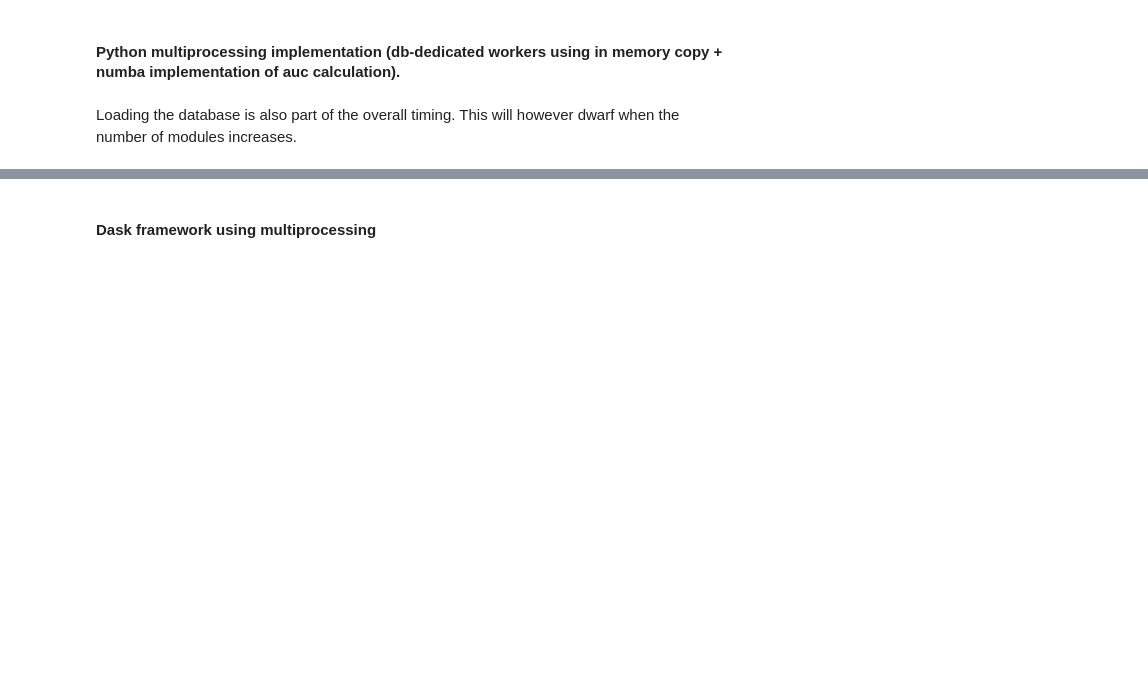
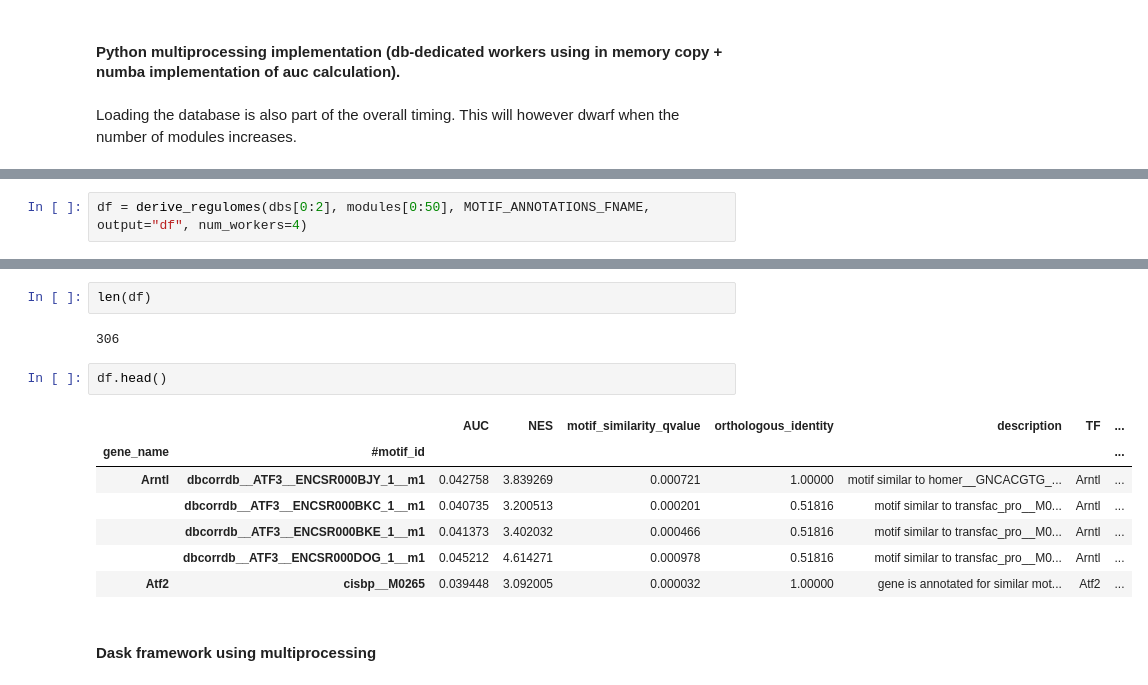
Before and after one commit to aertslab/pySCENIC, a Jupyter notebook: notebooks/pySCENIC - Phase II - Refine regulomes based on cis regulatory footprints.ipynb, the cells around one changed output, grey strips where cells are left out. Drawn from its saved outputs; the diff is of its cells as text; blank space fills up the shorter version.

```diff
--- a/notebooks/pySCENIC - Phase II - Refine regulomes based on cis regulatory footprints.ipynb
+++ b/notebooks/pySCENIC - Phase II - Refine regulomes based on cis regulatory footprints.ipynb
@@ -195,0 +196,2 @@ Worker for mm9-500bp-upstream-7species: Done.
+# %%
+df = derive_regulomes(dbs[0:2], modules[0:50], MOTIF_ANNOTATIONS_FNAME, output="df", num_workers=4)
@@ -196,3 +212,17 @@ Worker for mm9-500bp-upstream-7species: Done.
+# %%
+len(df)
+# %% [output]
+306
+# %%
+df.head()
+# %% [output]
+|  |  | AUC | NES | motif_similarity_qvalue | orthologous_identity | description | TF | ... |
+| gene_name | #motif_id |  |  |  |  |  |  | ... |
+| Arntl | dbcorrdb__ATF3__ENCSR000BJY_1__m1 | 0.042758 | 3.839269 | 0.000721 | 1.00000 | motif similar to homer__GNCACGTG_... | Arntl | ... |
+|  | dbcorrdb__ATF3__ENCSR000BKC_1__m1 | 0.040735 | 3.200513 | 0.000201 | 0.51816 | motif similar to transfac_pro__M0... | Arntl | ... |
+|  | dbcorrdb__ATF3__ENCSR000BKE_1__m1 | 0.041373 | 3.402032 | 0.000466 | 0.51816 | motif similar to transfac_pro__M0... | Arntl | ... |
+|  | dbcorrdb__ATF3__ENCSR000DOG_1__m1 | 0.045212 | 4.614271 | 0.000978 | 0.51816 | motif similar to transfac_pro__M0... | Arntl | ... |
+| Atf2 | cisbp__M0265 | 0.039448 | 3.092005 | 0.000032 | 1.00000 | gene is annotated for similar mot... | Atf2 | ... |
 # %% [markdown]
 #### Dask framework using multiprocessing
 # %%
```
Also changed, not shown: parts of 17 cells of this notebook, 4 other files.
